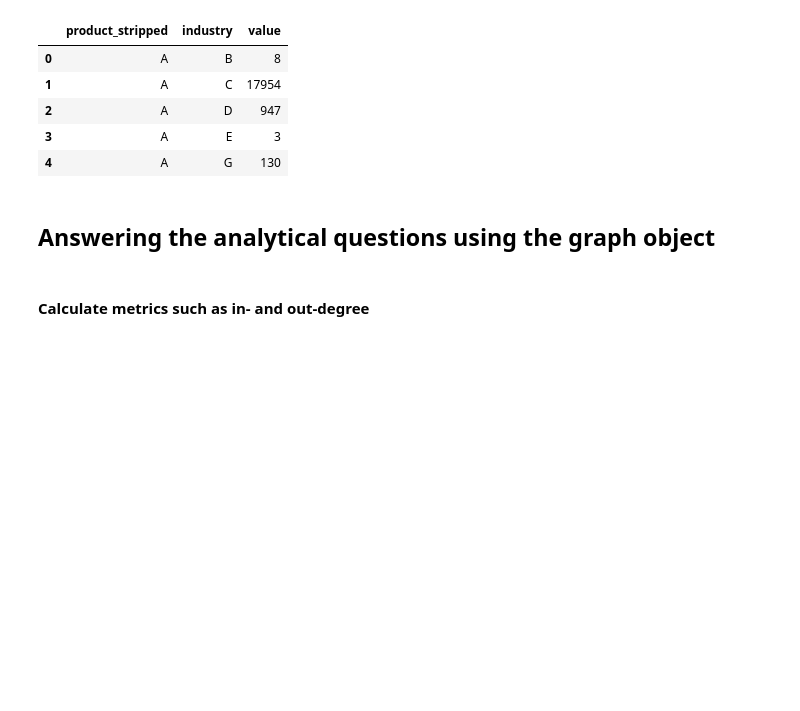
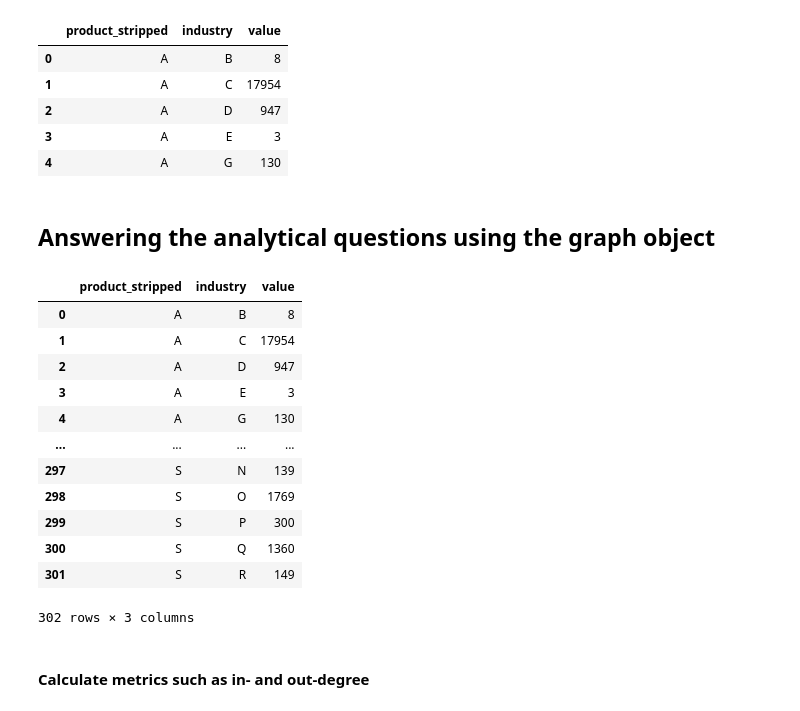
Before and after one commit to banksad/supply_chain_app, a Jupyter notebook: preprocess_sut.ipynb, the cells around one changed output. Saved outputs shown, nothing was run; the diff lists cells and outputs as text; code cells hidden in the pictures; blank space fills up the shorter version.

```diff
--- a/preprocess_sut.ipynb
+++ b/preprocess_sut.ipynb
@@ -139,9 +139,25 @@ iosut_section_edges.to_csv('data/iosut_section_edges.csv')
 # %%
 G = nx.from_pandas_edgelist(
     iosut_section_edges, target='industry', source='product_stripped',
     edge_attr = 'value',       # this adds weighting to the edges based on transaction values
     create_using = nx.DiGraph  # this gives the network directionality
 )
+
+iosut_section_edges
+# %% [output]
+|  | product_stripped | industry | value |
+| 0 | A | B | 8 |
+| 1 | A | C | 17954 |
+| 2 | A | D | 947 |
+| 3 | A | E | 3 |
+| 4 | A | G | 130 |
+| ... | ... | ... | ... |
+| 297 | S | N | 139 |
+| 298 | S | O | 1769 |
+| 299 | S | P | 300 |
+| 300 | S | Q | 1360 |
+| 301 | S | R | 149 |
+302 rows × 3 columns
 # %% [markdown]
 #### Calculate metrics such as in- and out-degree
 # %%
```
Also changed, not shown: parts of 8 cells of this notebook, 2 other files.
